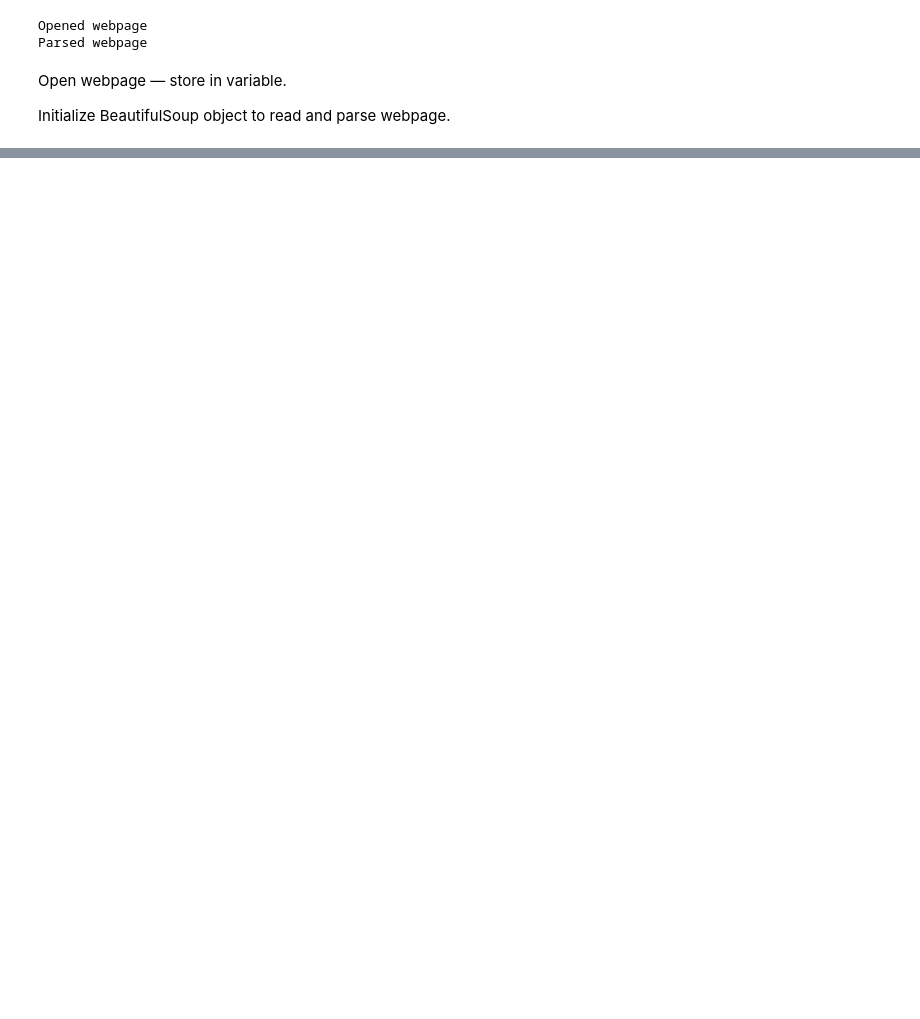
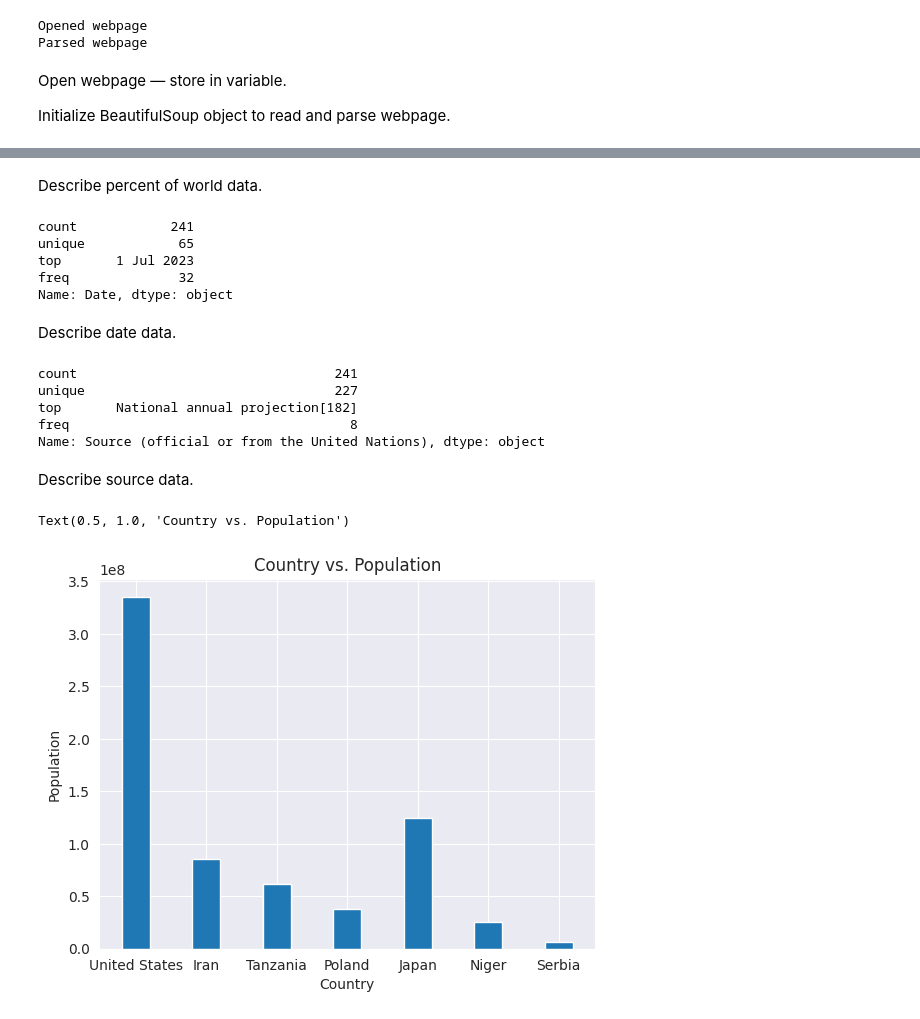
Before and after one commit to emmacionca/data_curation_and_analysis, a Jupyter notebook: eac4697_data_curation_and_analysis.ipynb, the cells around one changed output, grey strips where cells are left out. Saved outputs shown, nothing was run; the diff lists cells and outputs as text; code cells hidden in the pictures; blank space fills up the shorter version.

Commit message:
HTML to CSV data transformation, graphical analysis of data

```diff
--- a/eac4697_data_curation_and_analysis.ipynb
+++ b/eac4697_data_curation_and_analysis.ipynb
@@ -5,14 +5,25 @@ try:
     import pandas as pd
     import requests
     from bs4 import BeautifulSoup
+    import matplotlib.pyplot as plt
+    import seaborn as sns
+    import numpy as np
     print ("APIs already installed and imported")
 except:
     !pip install pandas
     import pandas as pd
     !pip install beautifulsoup4
     from bs4 import BeautifulSoup
-    import requests
+    import matplotlib.pyplot as plt
+    !pip install seaborn
+    import seaborn as sns
+    !pip install numpy
+    import numpy as np
     print ("APIs not found. Installed them and imported")
+
+import requests
+
+sns.set_style('darkgrid')
 # %% [output]
 APIs already installed and imported
 # %% [markdown]
@@ -92,0 +183,2 @@ From here the CSV file will be used to create a data visualization.
+# %%
+Sovereign_states_and_dependencies_by_population_df = pd.read_csv("Sovereign_states_and_dependencies_by_population.csv")
@@ -92,0 +235,44 @@ From here the CSV file will be used to create a data visualization.
+# %% [markdown]
+Describe percent of world data.
+# %%
+date.describe()
+# %% [output]
+count            241
+unique            65
+top       1 Jul 2023
+freq              32
+Name: Date, dtype: object
+# %% [markdown]
+Describe date data.
+# %%
+source.describe()
+# %% [output]
+count                                 241
+unique                                227
+top       National annual projection[182]
+freq                                    8
+Name: Source (official or from the United Nations), dtype: object
+# %% [markdown]
+Describe source data.
+# %%
+some_countries = [2, 16, 22, 37, 10, 22, 55, 109]
+
+country_column = Sovereign_states_and_dependencies_by_population_df['Country / Dependency']
+population_column = Sovereign_states_and_dependencies_by_population_df['Population']
+
+selected_countries = []
+selected_populations = []
+
+for country_id in some_countries:
+    selected_countries.append(country_column[country_id])
+    selected_populations.append(population_column[country_id])
+
+plt.bar(selected_countries, selected_populations, width = 0.4)
+
+plt.xlabel("Country")
+plt.ylabel("Population")
+
+plt.title("Country vs. Population")
+# %% [output]
+Text(0.5, 1.0, 'Country vs. Population')
+[figure, added]
```
Also changed, not shown: parts of 35 cells of this notebook.
